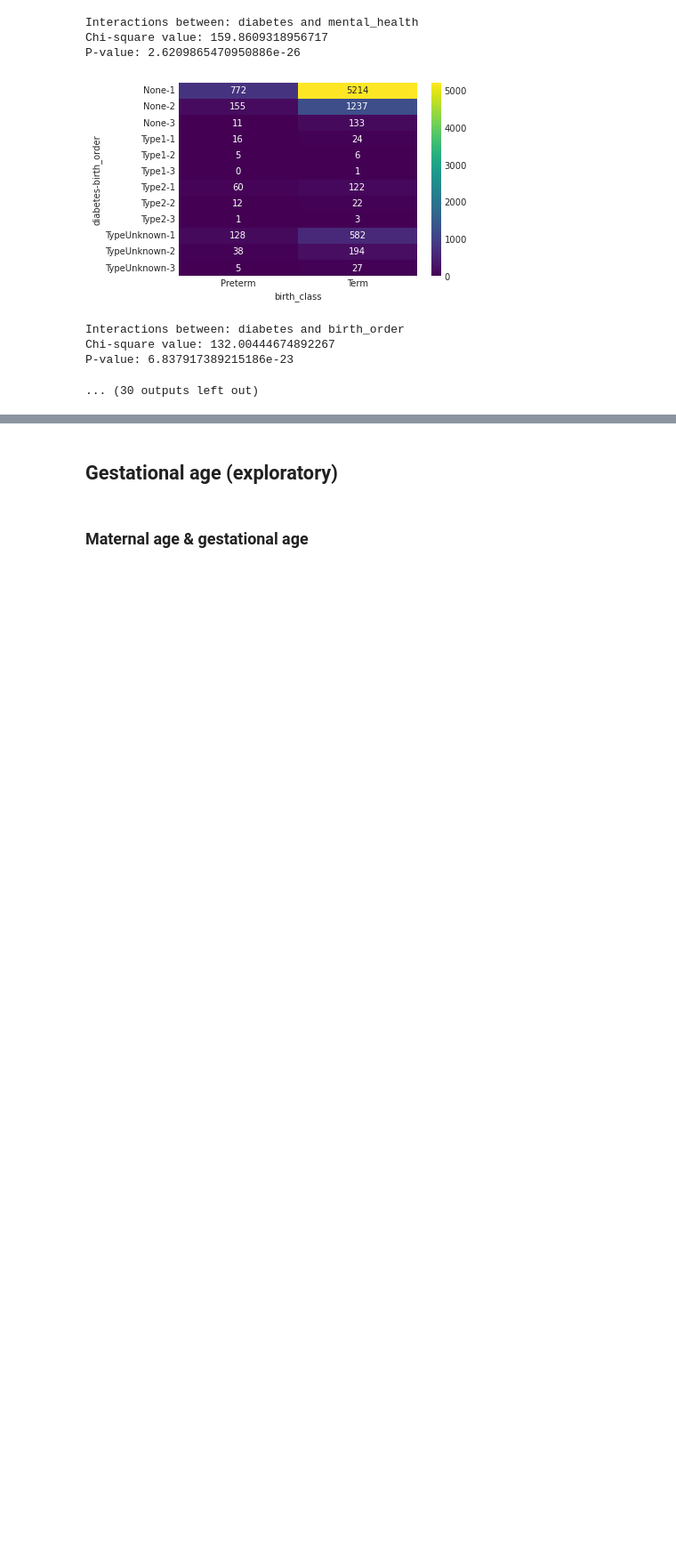
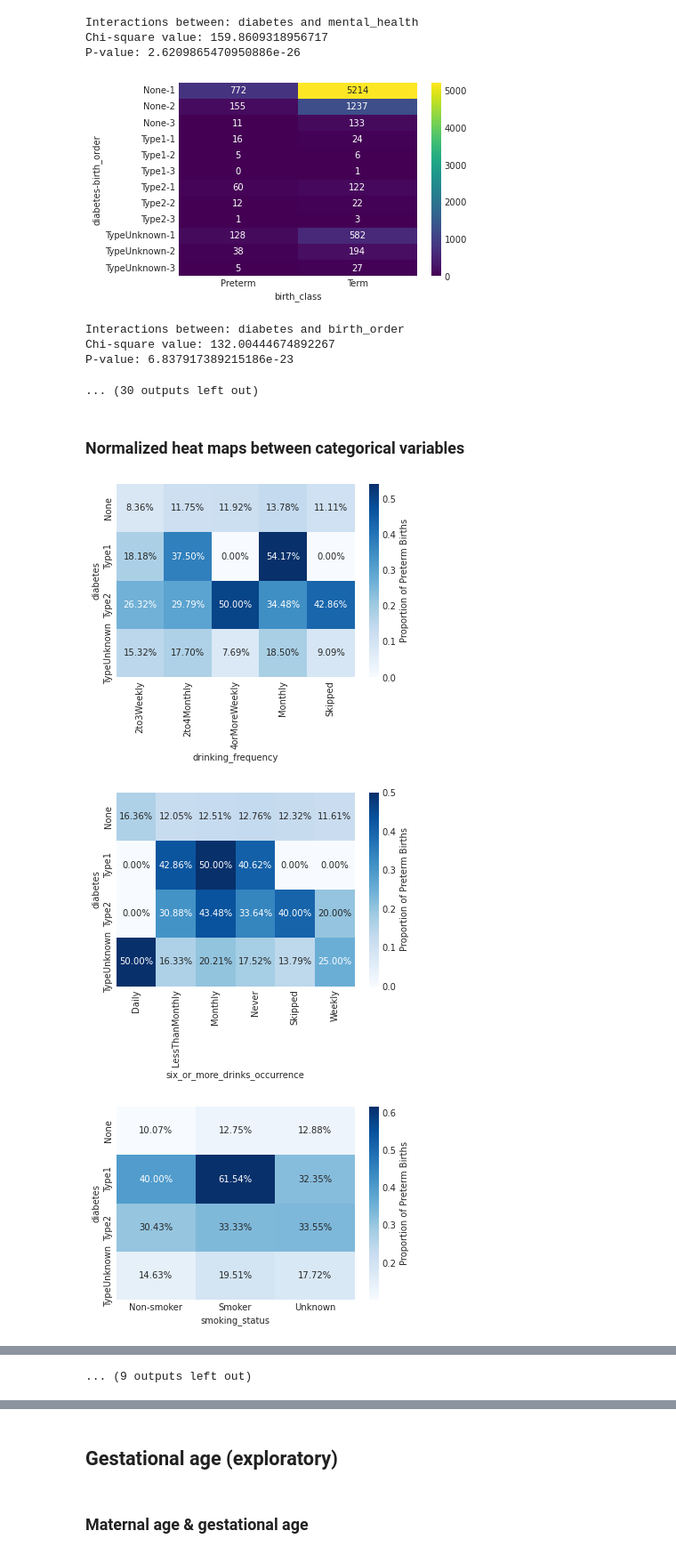
Before and after one commit to kgrillaert/preterm_birth, a Jupyter notebook: 02.Exploratory_Data_Analysis/EDA_Lifestyle.ipynb, the cells around one changed output, grey strips where cells are left out. Shown at 89% size. Cells and saved outputs as stored; diff of their text form; code cells hidden in the pictures; blank space fills up the shorter version.

```diff
--- a/02.Exploratory_Data_Analysis/EDA_Lifestyle.ipynb
+++ b/02.Exploratory_Data_Analysis/EDA_Lifestyle.ipynb
@@ -425,3 +425,24 @@ Interactions between: diabetes and birth_order
 Chi-square value: 132.00444674892267
 P-value: 6.837917389215186e-23
 ... (30 outputs left out)
+# %% [markdown]
+### Normalized heat maps between categorical variables
+# %%
+# List of categorical variables
+categorical_vars = ['diabetes', 'drinking_frequency', 'six_or_more_drinks_occurrence', 'smoking_status', 'drug_use', 'mental_health', 'birth_order']
+
+# Loop through all possible pairs of categorical variables
+for i in range(len(categorical_vars)):
+    for j in range(i + 1, len(categorical_vars)):
+        var1 = categorical_vars[i]
+        var2 = categorical_vars[j]
+        response = 'birth_class_binary'
+
+        pivot_table = birth.pivot_table(index=var1, columns=var2, values=response, aggfunc='mean', fill_value=0)
+        #normalized_table = pivot_table.div(pivot_table.sum(axis=1), axis=0)
+        sns.heatmap(pivot_table, annot=True, cmap='Blues', fmt='.2%', cbar_kws={'label': 'Proportion of Preterm Births'})
+        plt.show()
+# %% [output]
+[figure, added]
+[figure, added]
+[figure, added]
@@ -427,0 +458 @@ P-value: 6.837917389215186e-23
+... (9 outputs left out)
```
Also changed, not shown: parts of 14 cells of this notebook, 1 other file.
